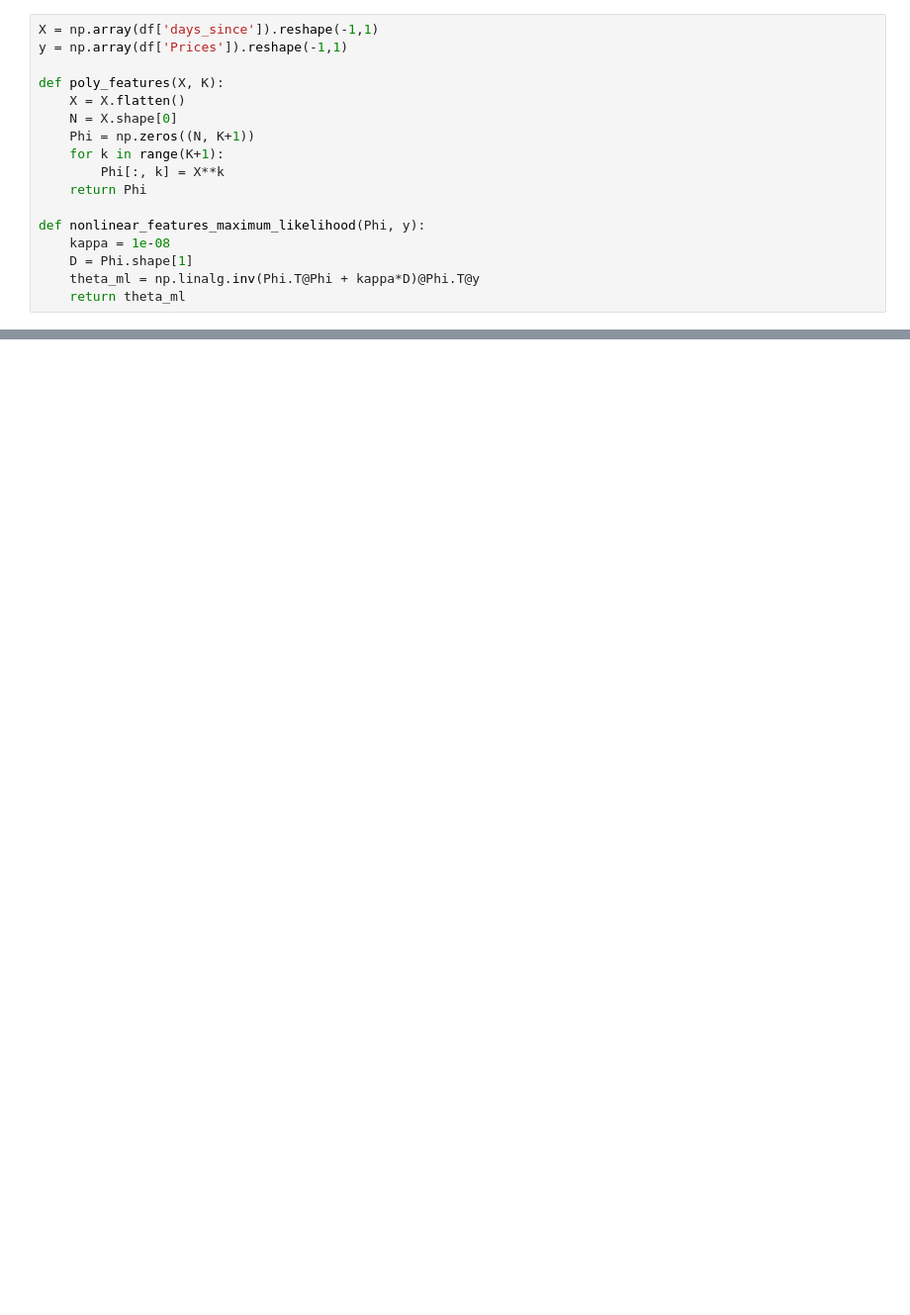
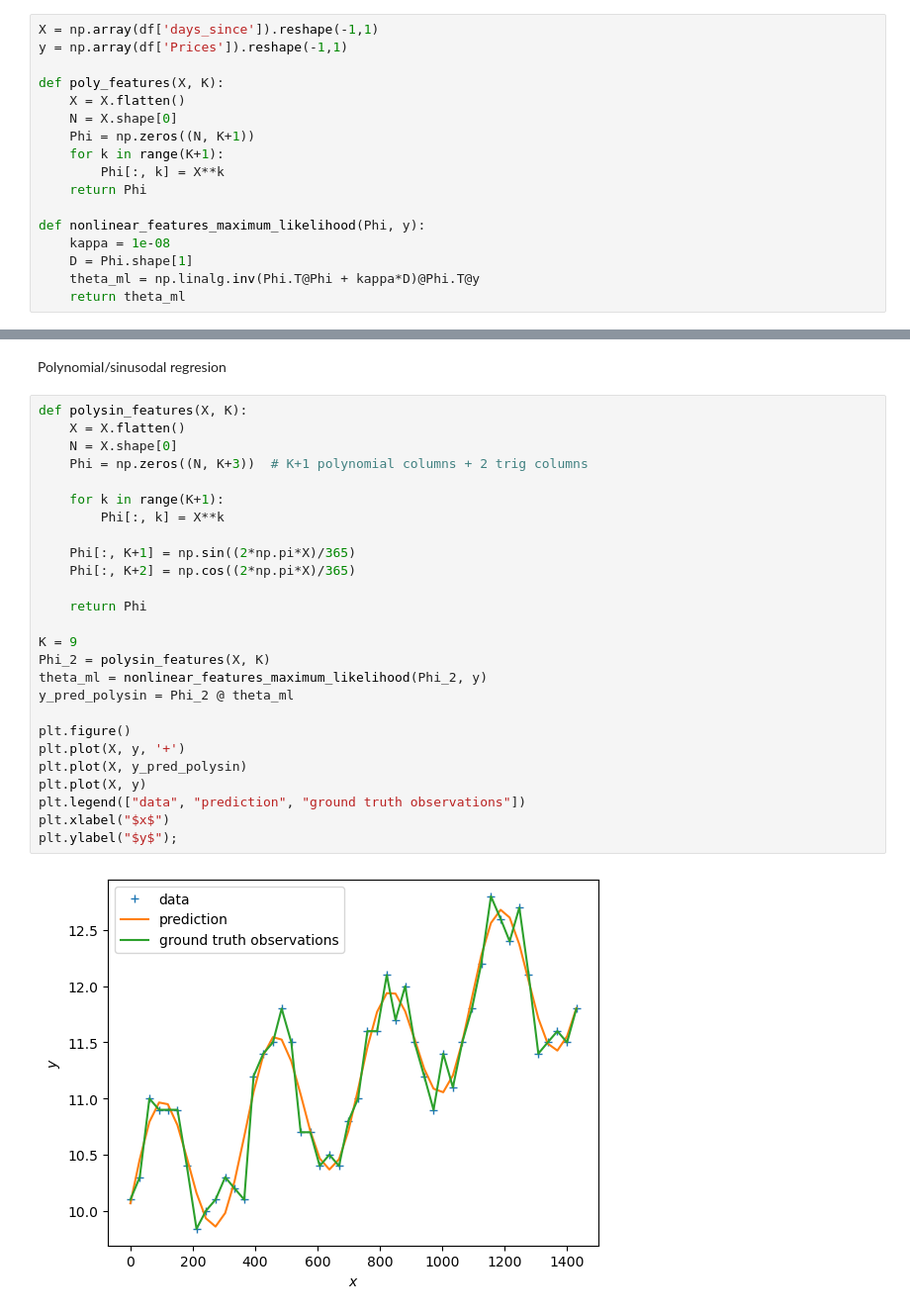
Before and after one commit to mindphil/mml, a Jupyter notebook: natgas/notebook.ipynb, the cells around one changed output, grey strips where cells are left out. Shown at 99% size. Cells and saved outputs as stored; diff of their text form; blank space fills up the shorter version.

Commit message:
implemented a mixed polynomial and periodic (sin, cos) feature matrix to better capture easonality. RMSE evaluation confirms better performance.

```diff
--- a/natgas/notebook.ipynb
+++ b/natgas/notebook.ipynb
@@ -93,0 +98,30 @@ plt.ylabel("RMSE");
+# %% [markdown]
+Polynomial/sinusodal regresion
+# %%
+def polysin_features(X, K):
+    X = X.flatten()
+    N = X.shape[0]
+    Phi = np.zeros((N, K+3))  # K+1 polynomial columns + 2 trig columns
+
+    for k in range(K+1):
+        Phi[:, k] = X**k
+
+    Phi[:, K+1] = np.sin((2*np.pi*X)/365)
+    Phi[:, K+2] = np.cos((2*np.pi*X)/365)
+
+    return Phi
+
+K = 9
+Phi_2 = polysin_features(X, K)
+theta_ml = nonlinear_features_maximum_likelihood(Phi_2, y)
+y_pred_polysin = Phi_2 @ theta_ml
+
+plt.figure()
+plt.plot(X, y, '+')
+plt.plot(X, y_pred_polysin)
+plt.plot(X, y)
+plt.legend(["data", "prediction", "ground truth observations"])
+plt.xlabel("$x$")
+plt.ylabel("$y$");
+# %% [output]
+[figure, added]
```
Also changed, not shown: parts of 6 cells of this notebook.
